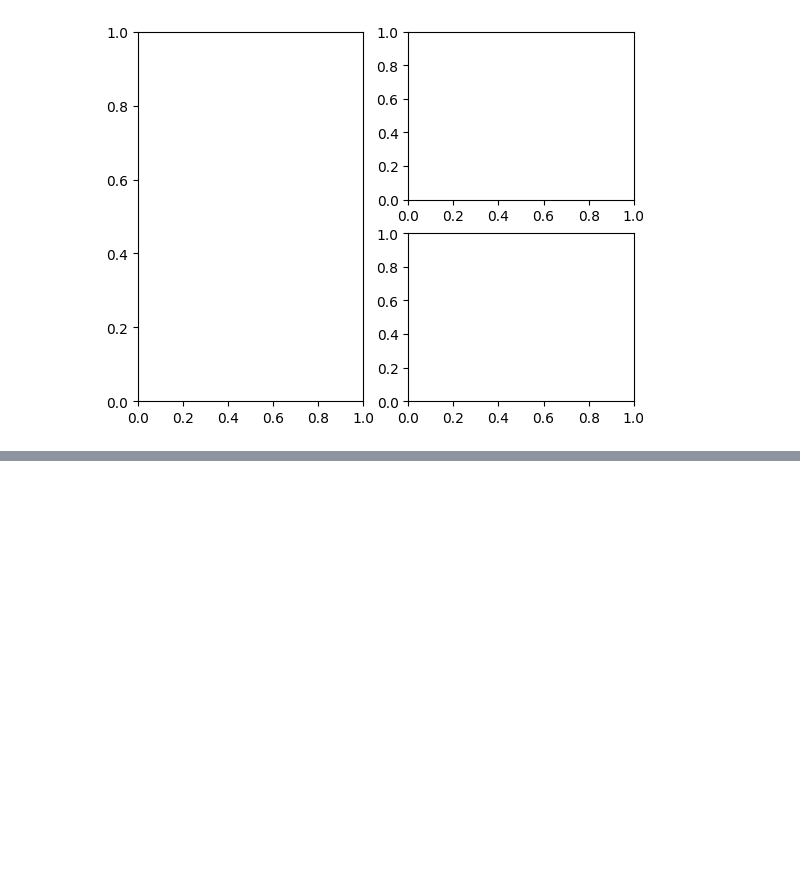
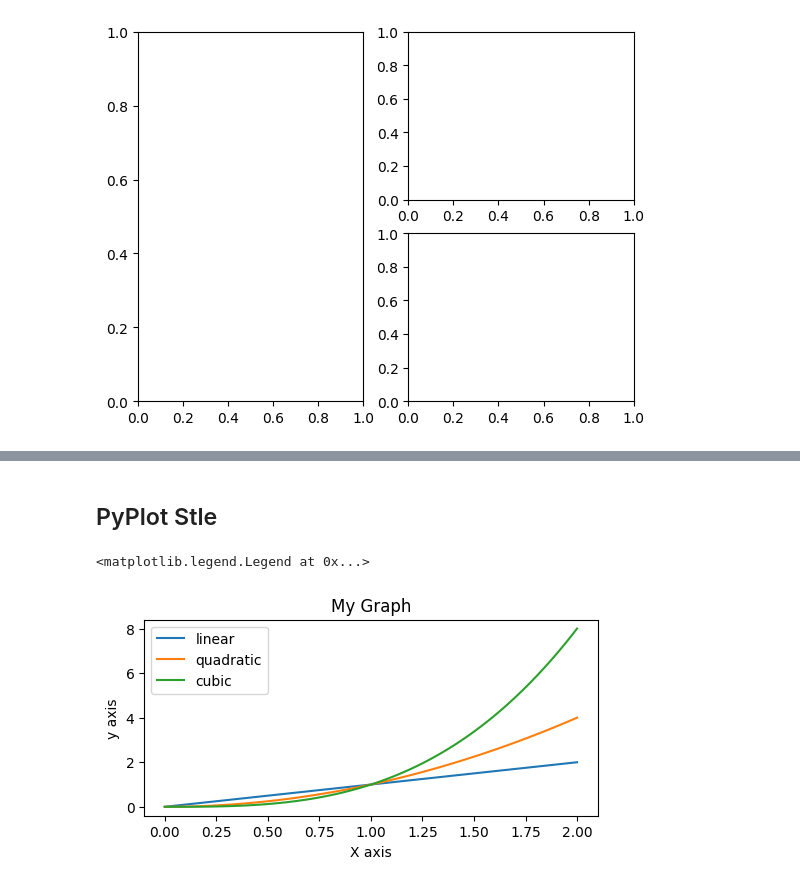
Before and after one commit to michaelslice/Notes, a Jupyter notebook: Matplotlib/matplotlib.ipynb, the cells around one changed output, grey strips where cells are left out. Saved outputs shown, nothing was run; the diff lists cells and outputs as text; code cells hidden in the pictures; blank space fills up the shorter version.

```diff
--- a/Matplotlib/matplotlib.ipynb
+++ b/Matplotlib/matplotlib.ipynb
@@ -28,0 +75,20 @@ fig, axs = plt.subplot_mosaic([['left', 'right_top'],
+# %% [markdown]
+## PyPlot Stle
+# %%
+import pandas as pd
+import matplotlib.pyplot as plt
+
+
+x = np.linspace(0 , 2 , 100)
+
+plt.figure(figsize=(5, 2.7), layout='constrained')
+plt.plot(x, x, label='linear')
+plt.plot(x, x**2, label='quadratic')
+plt.plot(x, x**3, label='cubic')
+plt.xlabel("X axis")
+plt.ylabel("y axis")
+plt.title("My Graph")
+plt.legend()
+# %% [output]
+<matplotlib.legend.Legend at 0x...>
+[figure, added]
```
Also changed, not shown: parts of 26 cells of this notebook.
